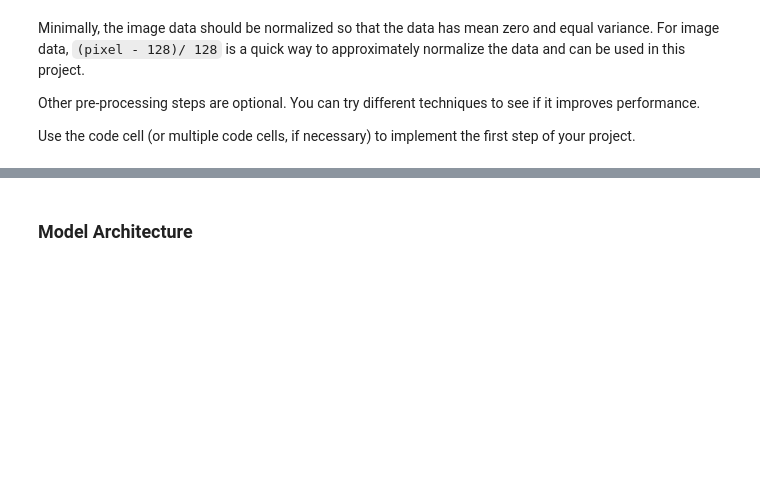
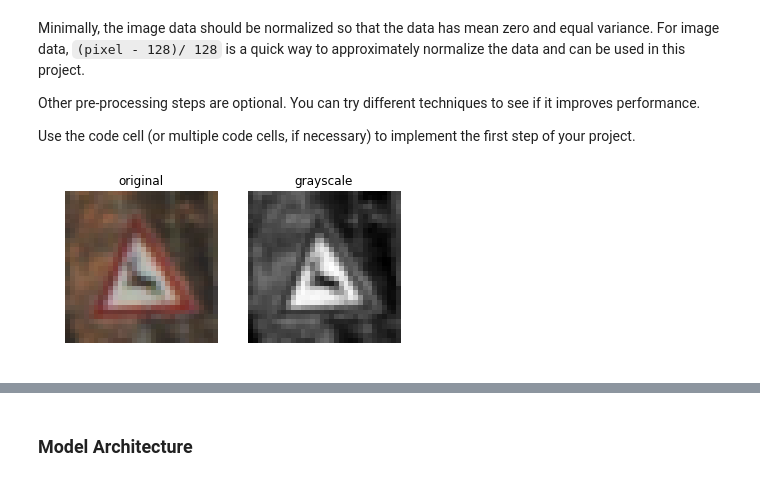
Before and after one commit to clarisli/CarND-Traffic-Sign-Classifier, a Jupyter notebook: Traffic_Sign_Classifier.ipynb, the cells around one changed output, grey strips where cells are left out. Cells and saved outputs as stored; diff of their text form; code cells hidden in the pictures; blank space fills up the shorter version.

Commit message:
Add generating processed images in separate cell

```diff
--- a/Traffic_Sign_Classifier.ipynb
+++ b/Traffic_Sign_Classifier.ipynb
@@ -129,6 +127,7 @@ import matplotlib.pyplot as plt
 # Visualizations will be shown in the notebook.
 %matplotlib inline
 
+# Show one image per class
 def show_images(X_data, y_data, cmap=None):
     classes = sorted(set(y_data))
     n_classes = len(classes)
@@ -146,7 +145,7 @@ def show_images(X_data, y_data, cmap=None):
             f.delaxes(axs[i])
 
 
-
+# Show randomly picked 40 images
 def show_random_images(x_data, y_data, n_row=5, n_col=8, cmap=None):
     f, axs = plt.subplots(n_row, n_col, figsize=(20,12))
     axs = axs.ravel()
@@ -157,6 +156,20 @@ def show_random_images(x_data, y_data, n_row=5, n_col=8, cmap=None):
         ax.imshow(image, cmap=cmap)
         ax.set_title(y_data[index])
 
+# Show original and processed image side by side
+def show_processed_image(x_data, p_x_data, p_title="processed", cmap=None, p_cmap='gray'):
+    index = 0#random.randint(0, len(x_data))
+    f, axs = plt.subplots(1, 2, figsize=(6,3))
+    axs = axs.ravel()
+    axs[0].axis('off')
+    axs[0].imshow(x_data[index].squeeze(), cmap=cmap)
+    axs[0].set_title('original')
+    axs[1].axis('off')
+    axs[1].imshow(p_x_data[index].squeeze(), cmap=p_cmap)
+    axs[1].set_title(p_title)
+
+
+
 show_images(X_train, y_train)
 # %% [output]
 [figure]
@@ -221,3 +234,17 @@ Minimally, the image data should be normalized so that the data has mean zero an
 Other pre-processing steps are optional. You can try different techniques to see if it improves performance.
 
 Use the code cell (or multiple code cells, if necessary) to implement the first step of your project.
+# %%
+### Preprocess the data here. It is required to normalize the data. Other preprocessing steps could include
+### converting to grayscale, etc.
+### Feel free to use as many code cells as needed.
+import cv2
+
+def grayscale(x):
+    return np.sum(x/3, axis=3, keepdims=True)
+
+test_image = X_train[309:310]
+gray_image = grayscale(test_image)
+show_processed_image(test_image, gray_image, p_title='grayscale')
+# %% [output]
+[figure, added]
```
Also changed, not shown: parts of 18 cells of this notebook, 7 other files.
